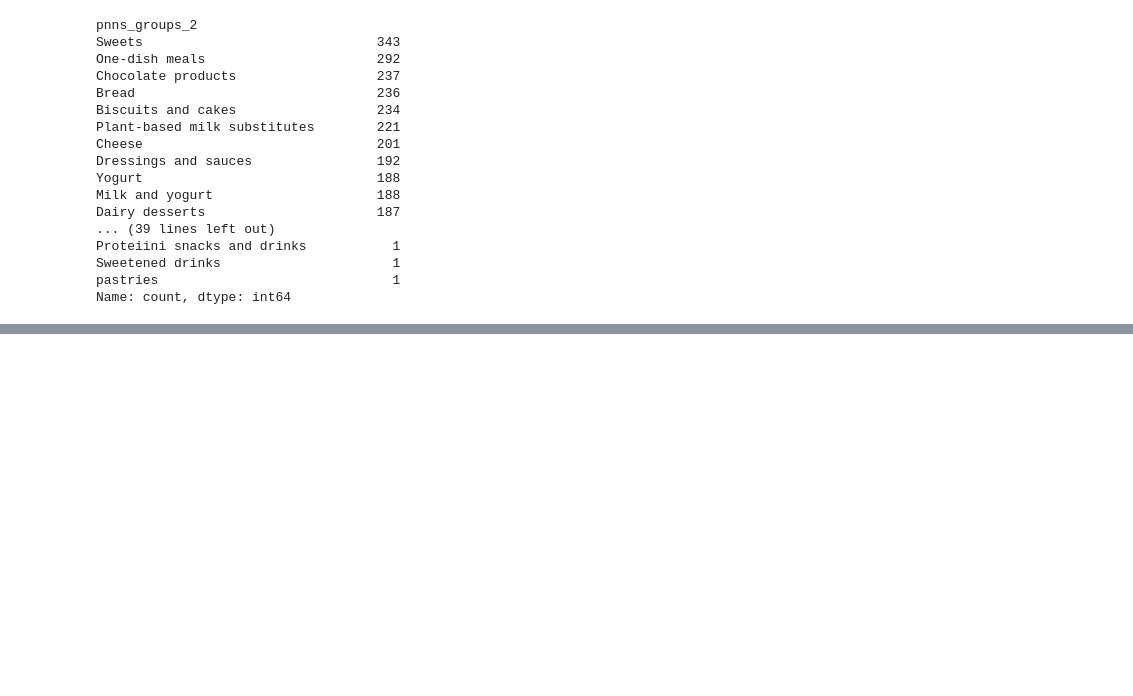
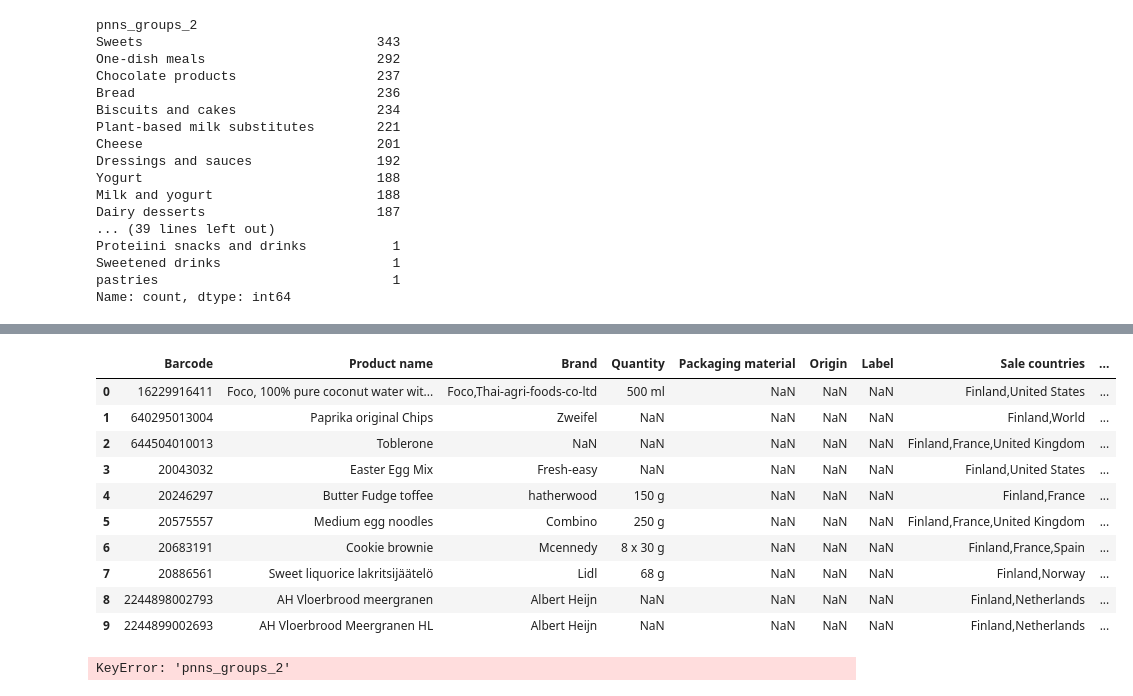
Before and after one commit to Phi-project3/finalproject, a Jupyter notebook: dossier/donnees/source/code.ipynb, the cells around one changed output, grey strips where cells are left out. Drawn from its saved outputs; the diff is of its cells as text; code cells hidden in the pictures; blank space fills up the shorter version.

```diff
--- a/dossier/donnees/source/code.ipynb
+++ b/dossier/donnees/source/code.ipynb
@@ -95,0 +183,30 @@ Name: count, dtype: int64
+# %%
+df_main_updated = df_main_updated.rename(columns={"code": "Barcode", "product_name": "Product name", "brands_en": "Brand", "quantity": "Quantity","packaging_en": "Packaging material", "origins_en": "Origin", "labels_en": "Label", "countries_en": "Sale countries", "pnns_groups_2": "Product group", "food_groups_en": "Food group", "main_category_en": "Product main category", "environmental_score_score": "Environmental score", "environmental_scrore_grade": "Environmental grade", "carbon-footprint_1kg": "Carbon-footprint 1kg"})
+
+df_main_updated.head(10)
+# %% [output]
+|  | Barcode | Product name | Brand | Quantity | Packaging material | Origin | Label | Sale countries | ... |
+| 0 | 16229916411 | Foco, 100% pure coconut water wit... | Foco,Thai-agri-foods-co-ltd | 500 ml | NaN | NaN | NaN | Finland,United States | ... |
+| 1 | 640295013004 | Paprika original Chips | Zweifel | NaN | NaN | NaN | NaN | Finland,World | ... |
+| 2 | 644504010013 | Toblerone | NaN | NaN | NaN | NaN | NaN | Finland,France,United Kingdom | ... |
+| 3 | 20043032 | Easter Egg Mix | Fresh-easy | NaN | NaN | NaN | NaN | Finland,United States | ... |
+| 4 | 20246297 | Butter Fudge toffee | hatherwood | 150 g | NaN | NaN | NaN | Finland,France | ... |
+| 5 | 20575557 | Medium egg noodles | Combino | 250 g | NaN | NaN | NaN | Finland,France,United Kingdom | ... |
+| 6 | 20683191 | Cookie brownie | Mcennedy | 8 x 30 g | NaN | NaN | NaN | Finland,France,Spain | ... |
+| 7 | 20886561 | Sweet liquorice lakritsijäätelö | Lidl | 68 g | NaN | NaN | NaN | Finland,Norway | ... |
+| 8 | 2244898002793 | AH Vloerbrood meergranen | Albert Heijn | NaN | NaN | NaN | NaN | Finland,Netherlands | ... |
+| 9 | 2244899002693 | AH Vloerbrood Meergranen HL | Albert Heijn | NaN | NaN | NaN | NaN | Finland,Netherlands | ... |
+# %%
+df_co2_new = pd.read_csv('C:\\Users\\vuojo\\Desktop\\finalproject\\dossier\\donnees\\source\\category_schema\\products_category_schema_v2.csv', sep=';')
+
+df_co2_new.dropna(subset=['category_name'], inplace=True)
+
+df_merged = df_main_updated.merge(df_co2_new[['category_name', 'average']], how='left', left_on='pnns_groups_2', right_on='category_name')
+
+df_merged.rename(columns={'average': 'carbon-footprint_1kg_new'}, inplace=True)
+
+#df_merged.drop(columns=['category_name', 'carbon-footprint_1kg'], inplace=True)
+
+df_main_updated = df_merged
+# %% [output]
+KeyError: 'pnns_groups_2'
```
Also changed, not shown: parts of 10 cells of this notebook.
